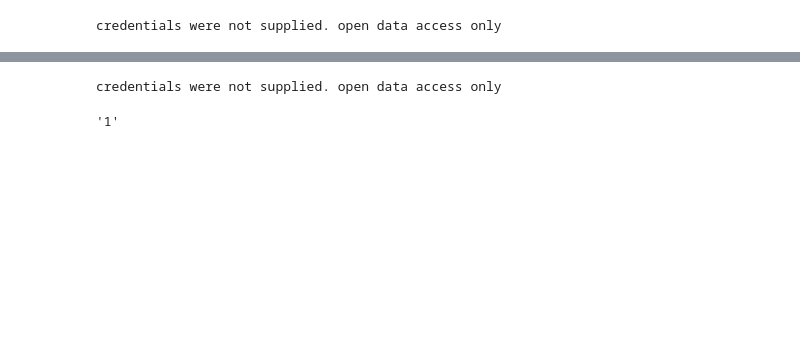
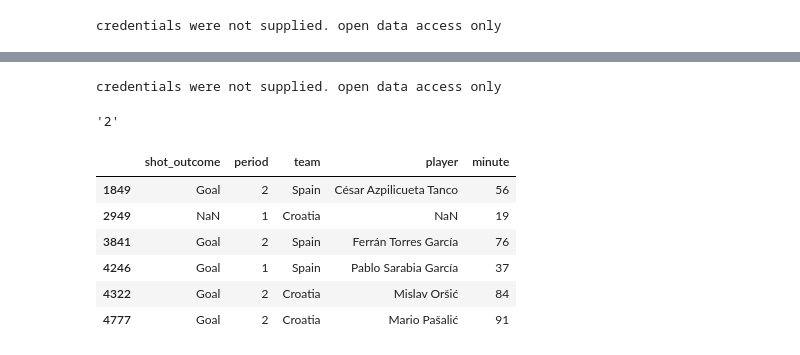
Before and after one commit to ido-tzhori/Soccer-Stats, a Jupyter notebook: Half Time pt 2.ipynb, the cells around one changed output, grey strips where cells are left out. Drawn from its saved outputs; the diff is of its cells as text; code cells hidden in the pictures; blank space fills up the shorter version.

```diff
--- a/Half Time pt 2.ipynb
+++ b/Half Time pt 2.ipynb
@@ -76,7 +71,7 @@ credentials were not supplied. open data access only
 | 49 | 3788743 | 2021-06-12 | 21:00:00.000 | Europe - UEFA Euro | 2020 | Belgium | Russia | 3 | 0 | ... |
 | 50 | 3788744 | 2021-06-12 | 15:00:00.000 | Europe - UEFA Euro | 2020 | Wales | Switzerland | 1 | 1 | ... |
 # %%
-events = sb.events(match_id = 3795220)
+events = sb.events(match_id = 3794686)
 events = events.sort_values(by = "timestamp").reset_index()
 # %% [output]
 credentials were not supplied. open data access only
@@ -114,8 +103,18 @@ events[events['shot_outcome'] == 'Goal'].dropna(axis = 1)
 # %%
-winner(3795220)
+winner(3788764)
 # %% [output]
 credentials were not supplied. open data access only
-'1'
+'2'
+# %%
+events[(events['shot_outcome'] == 'Goal') & (events['period'] <= 2) | (events['type'] == 'Own Goal For')][['shot_outcome','period','team','player', 'minute']]
+# %% [output]
+|  | shot_outcome | period | team | player | minute |
+| 1849 | Goal | 2 | Spain | César Azpilicueta Tanco | 56 |
+| 2949 | NaN | 1 | Croatia | NaN | 19 |
+| 3841 | Goal | 2 | Spain | Ferrán Torres García | 76 |
+| 4246 | Goal | 1 | Spain | Pablo Sarabia García | 37 |
+| 4322 | Goal | 2 | Croatia | Mislav Oršić | 84 |
+| 4777 | Goal | 2 | Croatia | Mario Pašalić | 91 |
 # %%
 # def keeperstats(matchid, period):
 #     df = sb.events(match_id = matchid)
```
Also changed, not shown: parts of 25 cells of this notebook, 4 other files.
